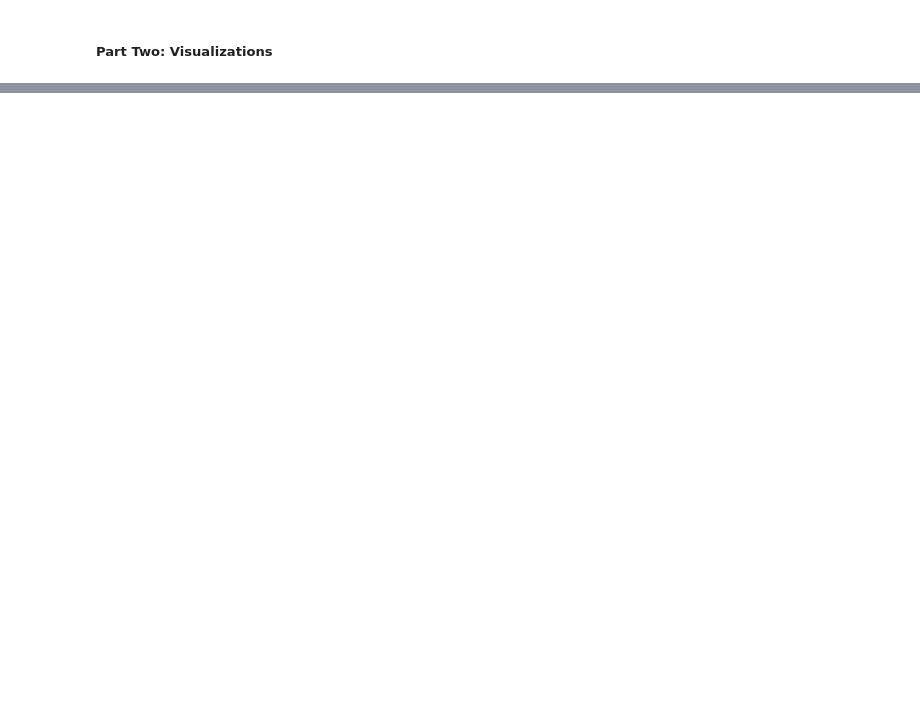
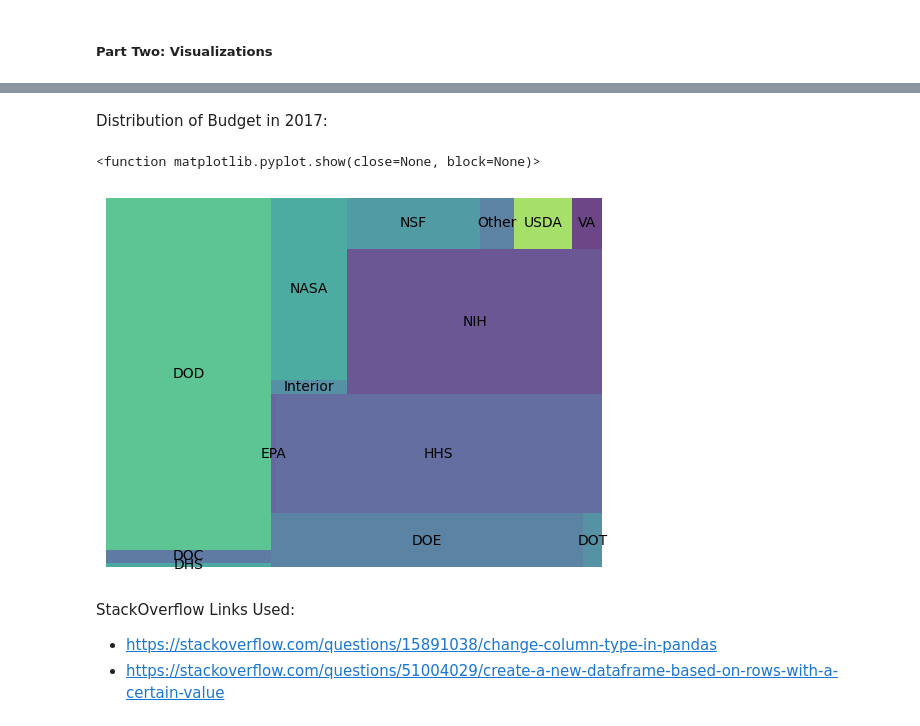
Before and after one commit to julia-dunn/DUNN-Python-Portfolio, a Jupyter notebook: TidyData-Project/main.ipynb, the cells around one changed output, grey strips where cells are left out. Cells and saved outputs as stored; diff of their text form; code cells hidden in the pictures; blank space fills up the shorter version.

```diff
--- a/TidyData-Project/main.ipynb
+++ b/TidyData-Project/main.ipynb
@@ -148,0 +149,15 @@ plt.show
+# %% [markdown]
+Distribution of Budget in 2017:
+# %%
+squarify.plot(sizes=df_fedrd_2017['Research and Development Budget'],
+              label=df_fedrd_2017['department'],
+              alpha=0.8)
+plt.axis('off')
+plt.show
+# %% [output]
+<function matplotlib.pyplot.show(close=None, block=None)>
+[figure, added]
+# %% [markdown]
+StackOverflow Links Used:
+- https://stackoverflow.com/questions/15891038/change-column-type-in-pandas
+- https://stackoverflow.com/questions/51004029/create-a-new-dataframe-based-on-rows-with-a-certain-value
```
Also changed, not shown: parts of 12 cells of this notebook.
